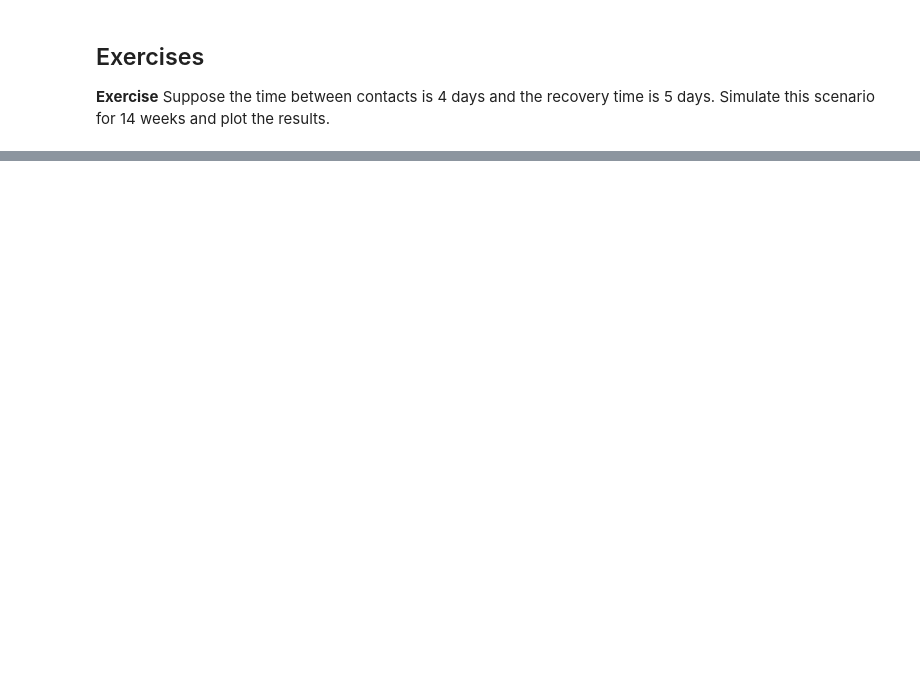
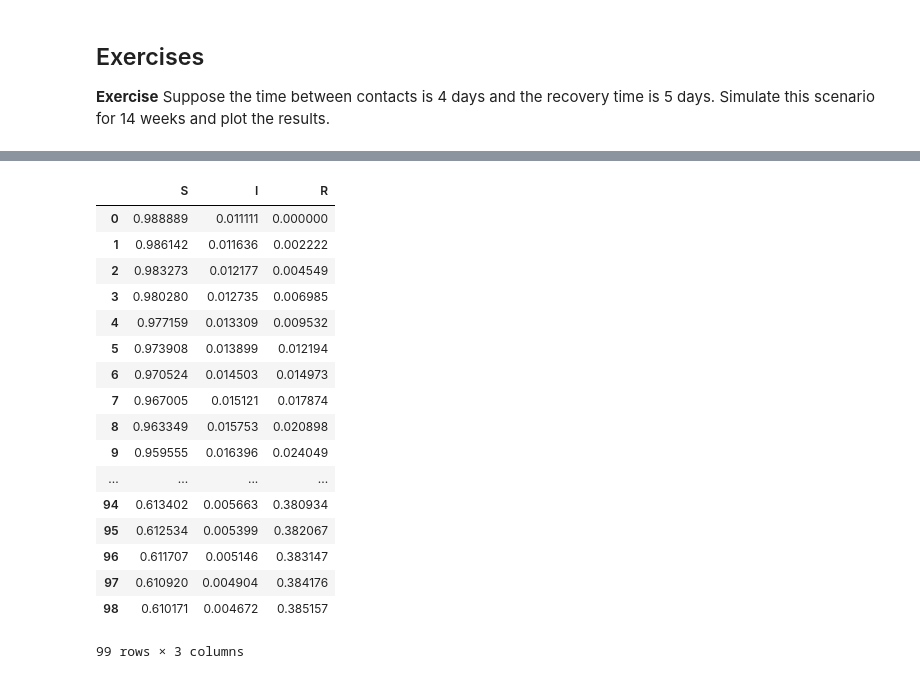
Before and after one commit to OwenZzzzOrganization/ModSimPy, a Jupyter notebook: notebooks/chap11.ipynb, the cells around one changed output, grey strips where cells are left out. Drawn from its saved outputs; the diff is of its cells as text; code cells hidden in the pictures; blank space fills up the shorter version.

```diff
--- a/notebooks/chap11.ipynb
+++ b/notebooks/chap11.ipynb
@@ -119,0 +177,2 @@ Hint: what is the change in `S` between the beginning and the end of the simulat
+# %%
+new_system = make_system(1/4,1/5)
@@ -220,0 +359,21 @@ plot_results(results.S, results.I, results.R)
+# %%
+new_results = run_simulation(new_system,update_func)
+# %% [output]
+|  | S | I | R |
+| 0 | 0.988889 | 0.011111 | 0.000000 |
+| 1 | 0.986142 | 0.011636 | 0.002222 |
+| 2 | 0.983273 | 0.012177 | 0.004549 |
+| 3 | 0.980280 | 0.012735 | 0.006985 |
+| 4 | 0.977159 | 0.013309 | 0.009532 |
+| 5 | 0.973908 | 0.013899 | 0.012194 |
+| 6 | 0.970524 | 0.014503 | 0.014973 |
+| 7 | 0.967005 | 0.015121 | 0.017874 |
+| 8 | 0.963349 | 0.015753 | 0.020898 |
+| 9 | 0.959555 | 0.016396 | 0.024049 |
+| ... | ... | ... | ... |
+| 94 | 0.613402 | 0.005663 | 0.380934 |
+| 95 | 0.612534 | 0.005399 | 0.382067 |
+| 96 | 0.611707 | 0.005146 | 0.383147 |
+| 97 | 0.610920 | 0.004904 | 0.384176 |
+| 98 | 0.610171 | 0.004672 | 0.385157 |
+99 rows × 3 columns
```
Also changed, not shown: parts of 25 cells of this notebook, 17 other files.
